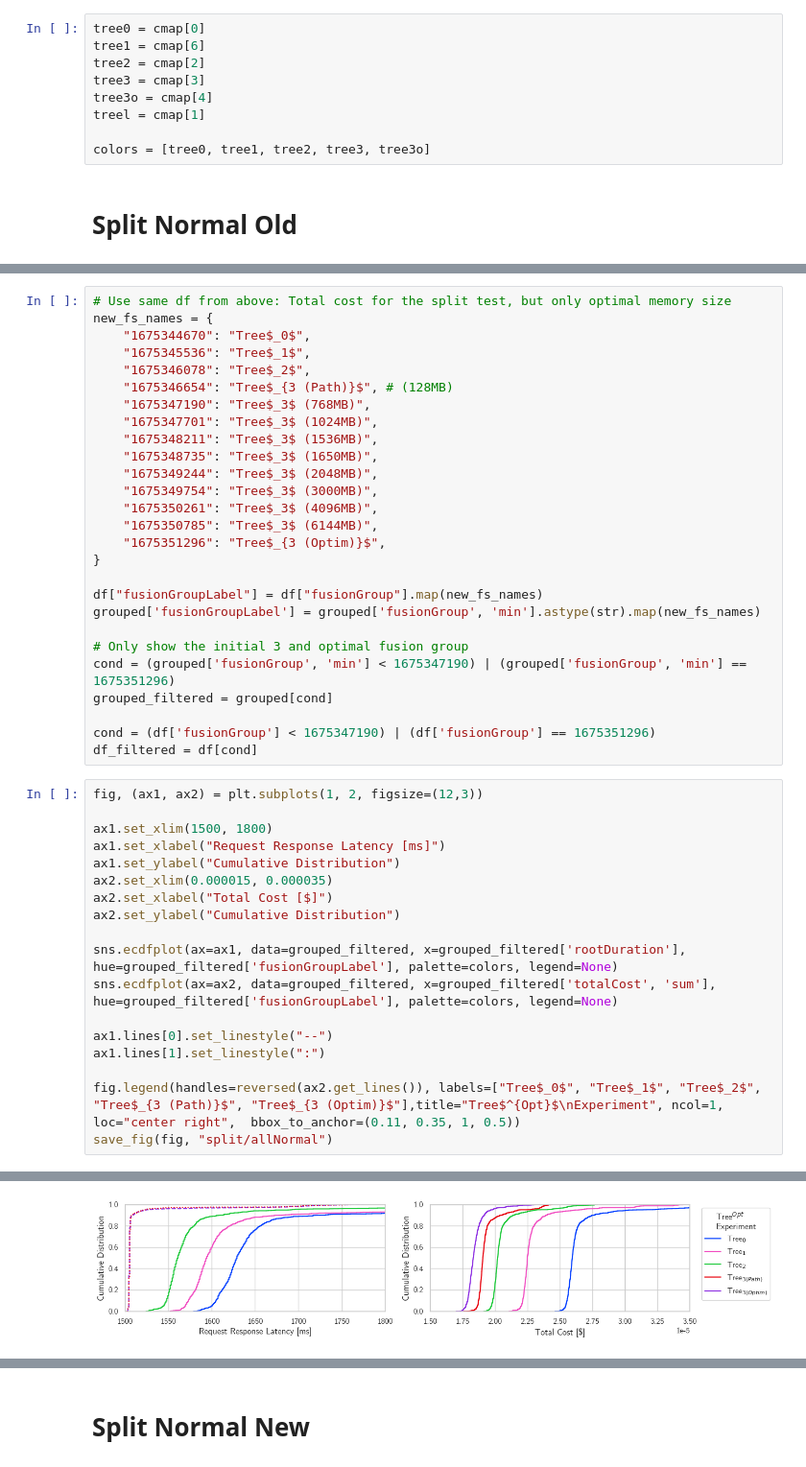
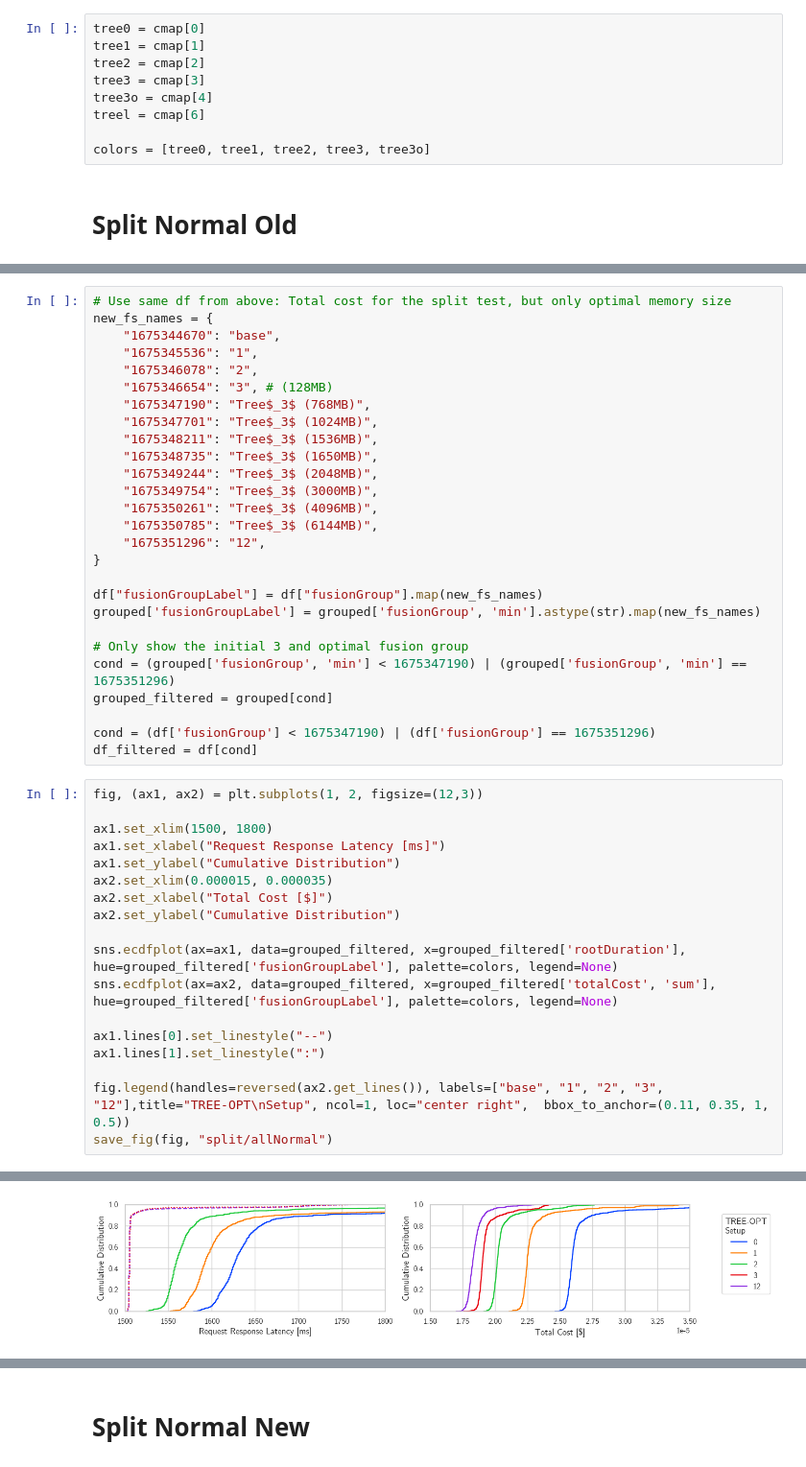
Before and after one commit to umbrellerde/functionfusion, a Jupyter notebook: statistics/extended/extendedstats.ipynb, the cells around one changed output, grey strips where cells are left out. Shown at 96% size. Cells and saved outputs as stored; diff of their text form.

```diff
--- a/statistics/extended/extendedstats.ipynb
+++ b/statistics/extended/extendedstats.ipynb
@@ -69,11 +71,11 @@ TeX  NOT subset; don't know how to subset; dropped
 # Split Prepare
 # %%
 tree0 = cmap[0]
-tree1 = cmap[6]
+tree1 = cmap[1]
 tree2 = cmap[2]
 tree3 = cmap[3]
 tree3o = cmap[4]
-treel = cmap[1]
+treel = cmap[6]
 
 colors = [tree0, tree1, tree2, tree3, tree3o]
 # %% [markdown]
@@ -83,10 +87,10 @@ colors = [tree0, tree1, tree2, tree3, tree3o]
 # %%
 # Use same df from above: Total cost for the split test, but only optimal memory size
 new_fs_names = {
-    "1675344670": "Tree$_0$",
-    "1675345536": "Tree$_1$",
-    "1675346078": "Tree$_2$",
-    "1675346654": "Tree$_{3 (Path)}$", # (128MB)
+    "1675344670": "base",
+    "1675345536": "1",
+    "1675346078": "2",
+    "1675346654": "3", # (128MB)
     "1675347190": "Tree$_3$ (768MB)",
     "1675347701": "Tree$_3$ (1024MB)",
     "1675348211": "Tree$_3$ (1536MB)",
@@ -95,7 +99,7 @@ new_fs_names = {
     "1675349754": "Tree$_3$ (3000MB)",
     "1675350261": "Tree$_3$ (4096MB)",
     "1675350785": "Tree$_3$ (6144MB)",
-    "1675351296": "Tree$_{3 (Optim)}$",
+    "1675351296": "12",
 }
 
 df["fusionGroupLabel"] = df["fusionGroup"].map(new_fs_names)
@@ -110,24 +114,24 @@ df_filtered = df[cond]
 # %%
 fig, (ax1, ax2) = plt.subplots(1, 2, figsize=(12,3))
 
 ax1.set_xlim(1500, 1800)
 ax1.set_xlabel("Request Response Latency [ms]")
 ax1.set_ylabel("Cumulative Distribution")
 ax2.set_xlim(0.000015, 0.000035)
 ax2.set_xlabel("Total Cost [$]")
 ax2.set_ylabel("Cumulative Distribution")
 
 sns.ecdfplot(ax=ax1, data=grouped_filtered, x=grouped_filtered['rootDuration'], hue=grouped_filtered['fusionGroupLabel'], palette=colors, legend=None)
 sns.ecdfplot(ax=ax2, data=grouped_filtered, x=grouped_filtered['totalCost', 'sum'], hue=grouped_filtered['fusionGroupLabel'], palette=colors, legend=None)
 
 ax1.lines[0].set_linestyle("--")
 ax1.lines[1].set_linestyle(":")
 
-fig.legend(handles=reversed(ax2.get_lines()), labels=["Tree$_0$", "Tree$_1$", "Tree$_2$", "Tree$_{3 (Path)}$", "Tree$_{3 (Optim)}$"],title="Tree$^{Opt}$\nExperiment", ncol=1, loc="center right",  bbox_to_anchor=(0.11, 0.35, 1, 0.5))
+fig.legend(handles=reversed(ax2.get_lines()), labels=["base", "1", "2", "3", "12"],title="TREE-OPT\nSetup", ncol=1, loc="center right",  bbox_to_anchor=(0.11, 0.35, 1, 0.5))
 save_fig(fig, "split/allNormal")
 # %% [output]
 TeX  NOT subset; don't know how to subset; dropped
-[figure, old version]
+[figure, new version]
 # %%
 printStats(grouped, fusion_groups_order)
 # %% [output]
```
Also changed, not shown: parts of 28 cells of this notebook.
